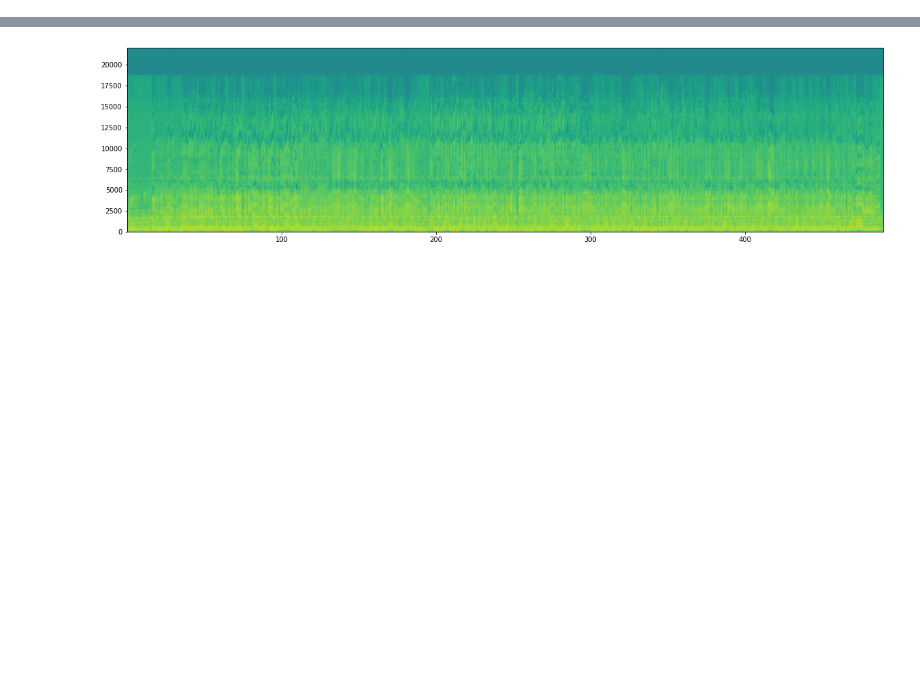
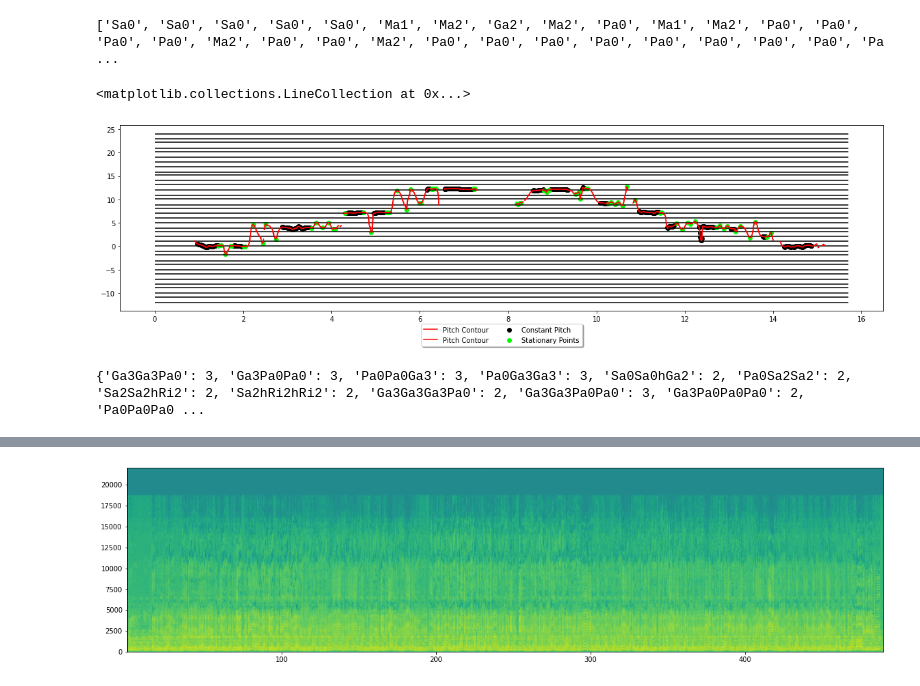
Before and after one commit to Kodhandarama/Audio_Analysis, a Jupyter notebook: pitch_contour.ipynb, the cells around one changed output, grey strips where cells are left out. Drawn from its saved outputs; the diff is of its cells as text; code cells hidden in the pictures; blank space fills up the shorter version.

```diff
--- a/pitch_contour.ipynb
+++ b/pitch_contour.ipynb
@@ -309,0 +393,11 @@ kalyani_2 = Audio('/content/drive/My Drive/Projects/AA/Music dataset/Kalyani/Rag
+# %%
+print(seq_notes(kalyani_2))
+# %% [output]
+['Sa0', 'Sa0', 'Sa0', 'Sa0', 'Sa0', 'Ma1', 'Ma2', 'Ga2', 'Ma2', 'Pa0', 'Ma1', 'Ma2', 'Pa0', 'Pa0', 'Pa0', 'Pa0', 'Ma2', 'Pa0', 'Pa0', 'Ma2', 'Pa0', 'Pa0', 'Pa0', 'Pa0', 'Pa0', 'Pa0', 'Pa0', 'Pa0', 'Pa ...
+# %%
+shankarabarana.plot(cpn = True,stp=True)
+plt.hlines(all_normalized_notes.values(),shankarabarana.time_axis[0],shankarabarana.time_axis[-1])
+# plt.hlines(all_normalized_notes.values(),karthik.timea)
+# %% [output]
+<matplotlib.collections.LineCollection at 0x...>
+[figure, added]
@@ -309,0 +415,35 @@ kalyani_2 = Audio('/content/drive/My Drive/Projects/AA/Music dataset/Kalyani/Rag
+# %%
+s=notes
+# s=['s','r','g','m','s','r','g','m','s','r','g','m','s','r','g','m','s','r','g','m','s','r','g','m','s','r','g','m','s','r','g','m','s','r','g','m']
+
+def countme(l,sl):
+
+  count =0
+
+  for i in range(0,len(l)):
+    a=l[i:i+len(sl)]
+    if (a==sl):
+      count+=1
+  return(count)
+
+# print(countme(str,['s','s']))
+
+
+
+cnt=0
+d=dict()
+for sublen in range(3,int(len(s)/4)):
+    for i in range(0,len(s)-sublen):
+        sub = s[i:i+sublen]
+        if(len(set(sub))>1):
+          # print("sub :",sub)
+          cnt = countme(s,sub)
+          # print("cnt :",cnt)
+          str1=""
+          strsub=str1.join(sub)
+          if cnt >= 2 and strsub not in d:
+              d[strsub] = cnt
+              #  print("hi")
+print(d)
+# %% [output]
+{'Ga3Ga3Pa0': 3, 'Ga3Pa0Pa0': 3, 'Pa0Pa0Ga3': 3, 'Pa0Ga3Ga3': 3, 'Sa0Sa0hGa2': 2, 'Pa0Sa2Sa2': 2, 'Sa2Sa2hRi2': 2, 'Sa2hRi2hRi2': 2, 'Ga3Ga3Ga3Pa0': 2, 'Ga3Ga3Pa0Pa0': 3, 'Ga3Pa0Pa0Pa0': 2, 'Pa0Pa0Pa0 ...
```
Also changed, not shown: parts of 23 cells of this notebook.
